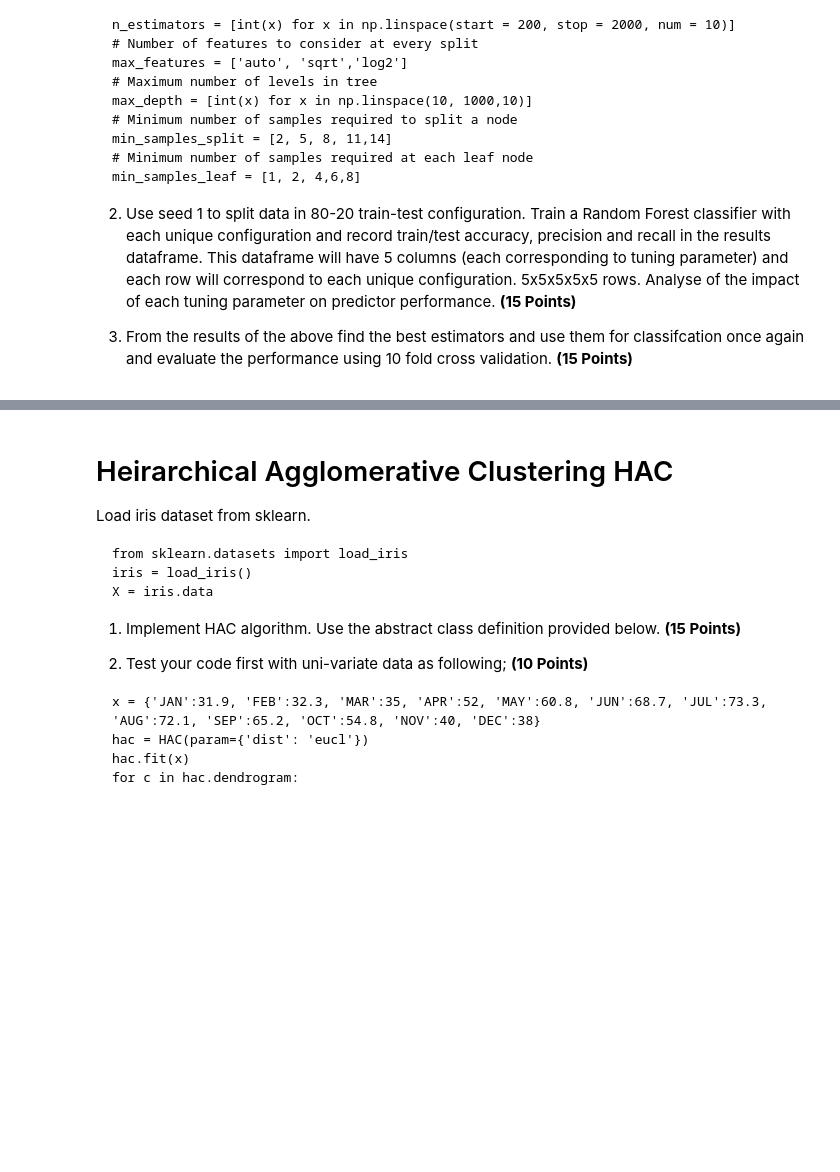
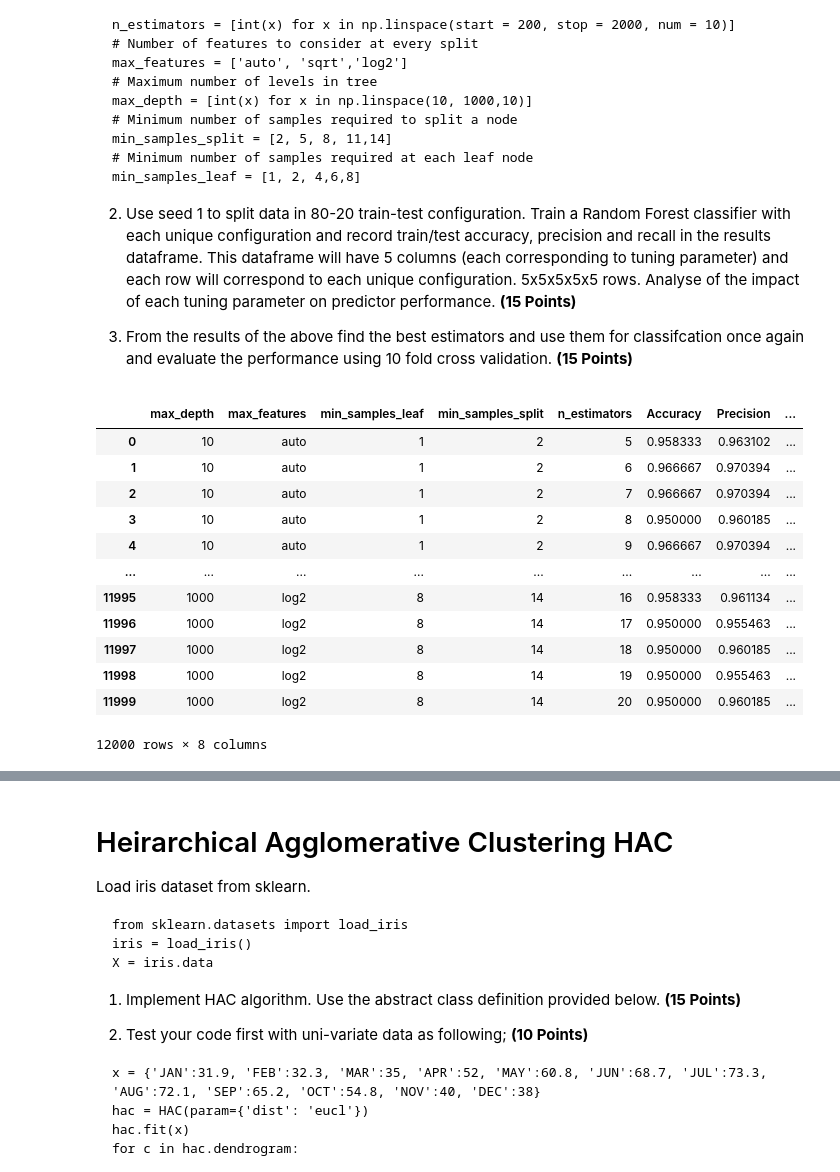
Before and after one commit to PdAlbedo/CS6140_Machine_Learning, a Jupyter notebook: A3/CS6140_ML_A3_F22.ipynb, the cells around one changed output, grey strips where cells are left out. Saved outputs shown, nothing was run; the diff lists cells and outputs as text; code cells hidden in the pictures; blank space fills up the shorter version.

```diff
--- a/A3/CS6140_ML_A3_F22.ipynb
+++ b/A3/CS6140_ML_A3_F22.ipynb
@@ -11,0 +31,11 @@
+# %%
+# Number of trees in random forest
+n_estimators = [int(x) for x in np.linspace(start = 5, stop = 20, num = 16)]
+# Number of features to consider at every split
+max_features = ['auto', 'sqrt', 'log2']
+# Maximum number of levels in tree
+max_depth = [int(x) for x in np.linspace(10, 1000, 10)]
+# Minimum number of samples required to split a node
+min_samples_split = [2, 5, 8, 11, 14]
+# Minimum number of samples required at each leaf node
+min_samples_leaf = [1, 2, 4, 6, 8]
@@ -38,0 +141,37 @@ min_samples_leaf = [1, 2, 4,6,8]
+# %%
+# 2.
+X_train, X_test, y_train, y_test = train_test_split(X, y, test_size = 0.2, random_state = 1)
+rfc = RandomForestClassifier(random_state = 1)
+params = {'n_estimators': n_estimators,
+          'max_features': max_features,
+          'max_depth': max_depth,
+          'min_samples_split': min_samples_split,
+          'min_samples_leaf': min_samples_leaf}
+# precision_score = metrics.make_scorer(precision, average = 'weighted')
+scores = {'accuracy': 'accuracy', 'precision': metrics.make_scorer(metrics.precision_score, average = 'weighted'), 'recall':  metrics.make_scorer(metrics.recall_score, average = 'weighted')}
+gridsearch_rfc = GridSearchCV(estimator = rfc,
+                              param_grid = params,
+                              scoring = scores,
+                              refit = 'precision',
+                              n_jobs = -1)
+gridsearch_rfc.fit(X_train, y_train)
+res = pd.concat([pd.DataFrame(gridsearch_rfc.cv_results_['params']),
+                 pd.DataFrame(gridsearch_rfc.cv_results_['mean_test_accuracy'], columns = ['Accuracy']),
+                 pd.DataFrame(gridsearch_rfc.cv_results_['mean_test_precision'], columns = ['Precision']),
+                 pd.DataFrame(gridsearch_rfc.cv_results_['mean_test_recall'], columns = ['Recall'])],
+                axis = 1)
+display(res)
+# %% [output]
+|  | max_depth | max_features | min_samples_leaf | min_samples_split | n_estimators | Accuracy | Precision | ... |
+| 0 | 10 | auto | 1 | 2 | 5 | 0.958333 | 0.963102 | ... |
+| 1 | 10 | auto | 1 | 2 | 6 | 0.966667 | 0.970394 | ... |
+| 2 | 10 | auto | 1 | 2 | 7 | 0.966667 | 0.970394 | ... |
+| 3 | 10 | auto | 1 | 2 | 8 | 0.950000 | 0.960185 | ... |
+| 4 | 10 | auto | 1 | 2 | 9 | 0.966667 | 0.970394 | ... |
+| ... | ... | ... | ... | ... | ... | ... | ... | ... |
+| 11995 | 1000 | log2 | 8 | 14 | 16 | 0.958333 | 0.961134 | ... |
+| 11996 | 1000 | log2 | 8 | 14 | 17 | 0.950000 | 0.955463 | ... |
+| 11997 | 1000 | log2 | 8 | 14 | 18 | 0.950000 | 0.960185 | ... |
+| 11998 | 1000 | log2 | 8 | 14 | 19 | 0.950000 | 0.955463 | ... |
+| 11999 | 1000 | log2 | 8 | 14 | 20 | 0.950000 | 0.960185 | ... |
+12000 rows × 8 columns
```
Also changed, not shown: parts of 8 cells of this notebook, 7 other files.
